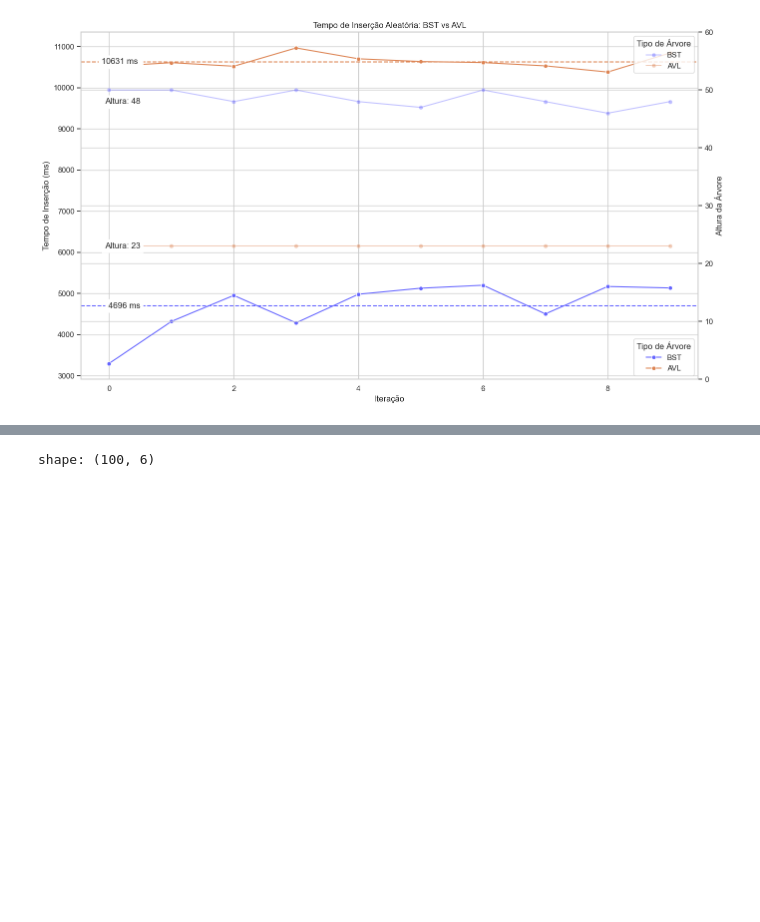
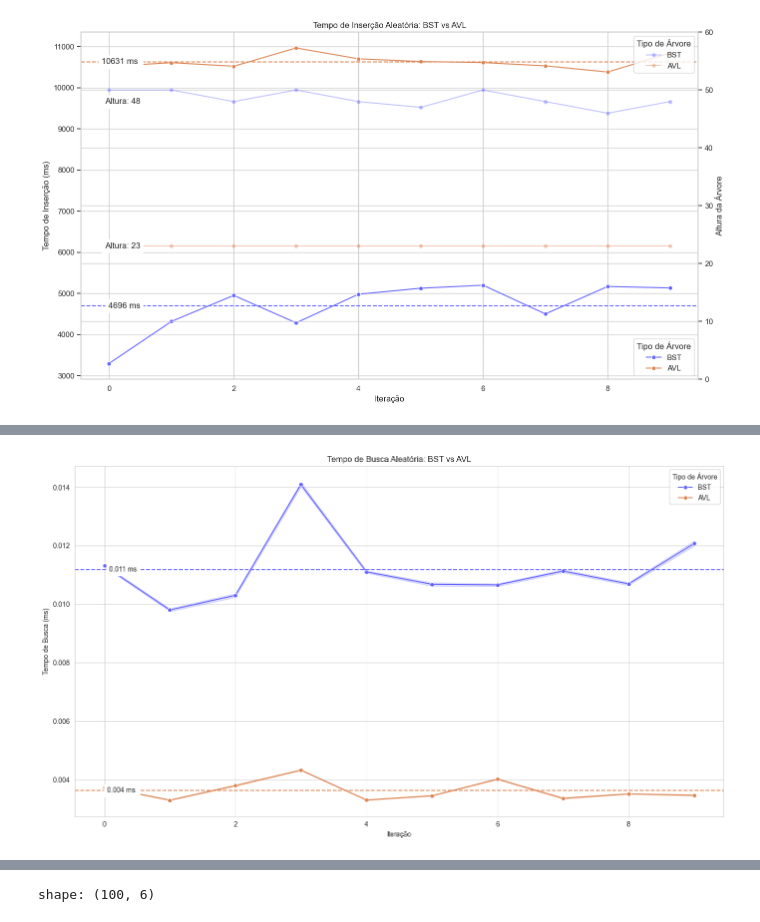
Before and after one commit to z-fab/ppgca, a Jupyter notebook: programacao-algoritmos/projeto-arvore/notebook/analise.ipynb, the cells around one changed output, grey strips where cells are left out. Drawn from its saved outputs; the diff is of its cells as text; code cells hidden in the pictures; blank space fills up the shorter version.

Commit message:
Ajustando projeto de Árvore

```diff
--- a/programacao-algoritmos/projeto-arvore/notebook/analise.ipynb
+++ b/programacao-algoritmos/projeto-arvore/notebook/analise.ipynb
@@ -74,6 +79,10 @@ df_busca = pl.DataFrame(data['result_search'])
 
 df_insercao_ordenado = pl.DataFrame(data_ordenado['result_insercao'])
 df_busca_ordenado = pl.DataFrame(data_ordenado['result_search'])
+
+df_insercao_novo_algoritmo = pl.DataFrame(data_novo_algoritmo['result_insercao'])
+df_busca_bst_novo_algoritmo = pl.DataFrame(data_novo_algoritmo['result_search_bst'])
+df_busca_avl_novo_algoritmo = pl.DataFrame(data_novo_algoritmo['result_search_avl'])
 # %%
 with pl.Config(
     float_precision=0,
@@ -233 +259,51 @@ plt.show()
+# %%
+plt.figure(figsize=(14, 8))
+
+df_aux = df_busca_bst_novo_algoritmo.join(
+    df_busca_avl_novo_algoritmo, on=["n_iter", "n_search"]
+)
+
+sns.lineplot(
+    data=df_aux,
+    x="n_iter",
+    y="tempo_busca_bst",
+    marker="o",
+    label="BST",
+    color="#6464FF",
+)
+sns.lineplot(
+    data=df_aux, x="n_iter", y="tempo_busca_avl", marker="o", label="AVL", color="#DD8453"
+)
+
+
+# tempo médio
+plt.axhline(df_aux["tempo_busca_bst"].mean(), color="#6464FF", linestyle="--")
+plt.axhline(df_aux["tempo_busca_avl"].mean(), color="#DD8453", linestyle="--")
+
+# anotação com o tempo médio
+plt.text(
+    0.5,
+    df_aux["tempo_busca_bst"].mean(),
+    f"{df_aux['tempo_busca_bst'].mean():.3f} ms",
+    ha="right",
+    va="center",
+    backgroundcolor="w",
+)
+plt.text(
+    0.5,
+    df_aux["tempo_busca_avl"].mean(),
+    f"{df_aux['tempo_busca_avl'].mean():.3f} ms ",
+    ha="right",
+    va="center",
+    backgroundcolor="w",
+)
+
+plt.xlabel("Iteração")
+plt.ylabel("Tempo de Busca (ms)")
+plt.title("Tempo de Busca Aleatória: BST vs AVL")
+plt.legend(title="Tipo de Árvore")
+plt.tight_layout()
+plt.show()
+# %% [output]
+[figure, added]
 # %%
```
Also changed, not shown: parts of 4 cells of this notebook.
